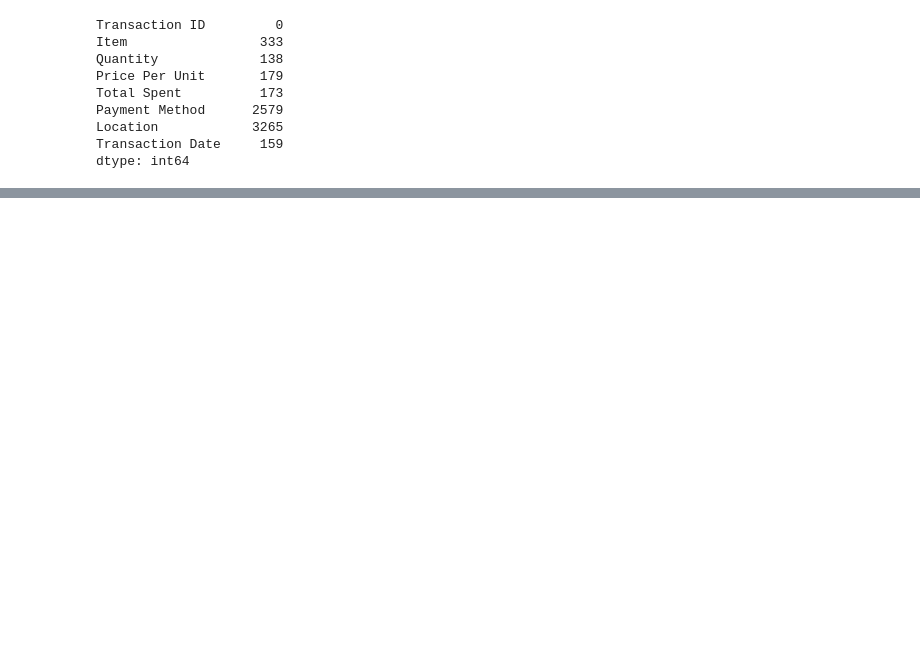
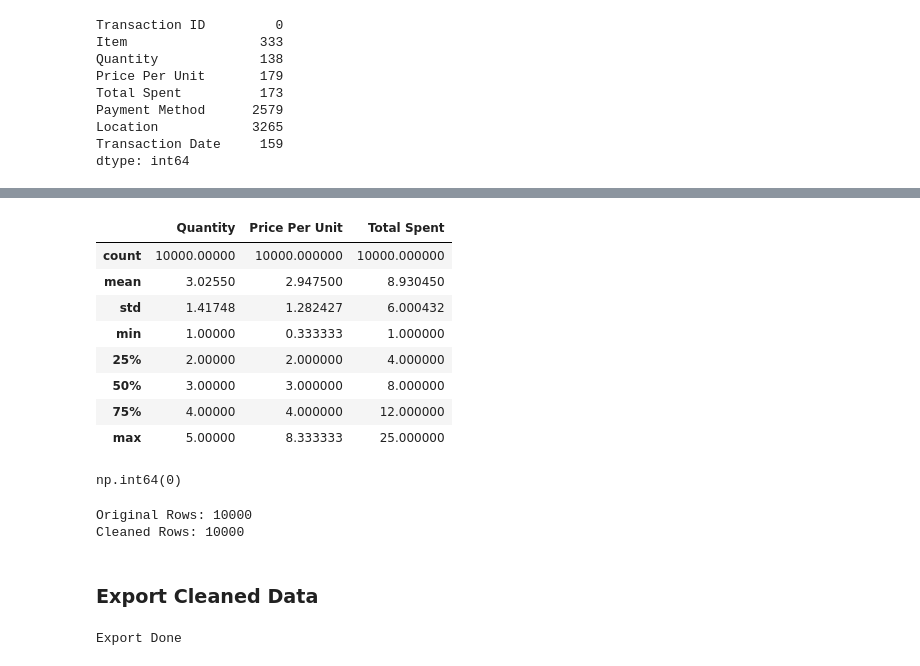
Before and after one commit to NeelaSaranyaS/Cafe_Sales, a Jupyter notebook: Cafe_Sales.ipynb, the cells around one changed output, grey strips where cells are left out. Saved outputs shown, nothing was run; the diff lists cells and outputs as text; code cells hidden in the pictures; blank space fills up the shorter version.

```diff
--- a/Cafe_Sales.ipynb
+++ b/Cafe_Sales.ipynb
@@ -1041,0 +339,2 @@ cs.to_csv("Cleaned_Cafe_Sales.csv",index=False)
+# %%
+clean_cs["Payment Method"] = clean_cs["Payment Method"].fillna("Unknown")
@@ -1041,0 +364,2 @@ cs.to_csv("Cleaned_Cafe_Sales.csv",index=False)
+# %%
+clean_cs["Location"] = clean_cs["Location"].replace({"UNKNOWN":"Takeaway", "ERROR": "In-store"})
@@ -1041,0 +377,2 @@ cs.to_csv("Cleaned_Cafe_Sales.csv",index=False)
+# %%
+clean_cs["Location"] = clean_cs["Location"].fillna(clean_cs["Location"].mode()[0])
@@ -1041,0 +389,2 @@ cs.to_csv("Cleaned_Cafe_Sales.csv",index=False)
+# %%
+clean_cs["Transaction Date"] = clean_cs["Transaction Date"].replace(["UNKNOWN", "ERROR"], np.nan)
@@ -1041,0 +411,29 @@ cs.to_csv("Cleaned_Cafe_Sales.csv",index=False)
+# %%
+clean_cs.describe()
+# %% [output]
+|  | Quantity | Price Per Unit | Total Spent |
+| count | 10000.00000 | 10000.000000 | 10000.000000 |
+| mean | 3.02550 | 2.947500 | 8.930450 |
+| std | 1.41748 | 1.282427 | 6.000432 |
+| min | 1.00000 | 0.333333 | 1.000000 |
+| 25% | 2.00000 | 2.000000 | 4.000000 |
+| 50% | 3.00000 | 3.000000 | 8.000000 |
+| 75% | 4.00000 | 4.000000 | 12.000000 |
+| max | 5.00000 | 8.333333 | 25.000000 |
+# %%
+clean_cs.duplicated().sum()
+# %% [output]
+np.int64(0)
+# %%
+print("Original Rows:", len(cs))
+print("Cleaned Rows:", len(clean_cs))
+# %% [output]
+Original Rows: 10000
+Cleaned Rows: 10000
+# %% [markdown]
+### Export Cleaned Data
+# %%
+clean_cs.to_csv("Cleaned_Cafe_Sales.csv", index=False)
+print("Export Done")
+# %% [output]
+Export Done
```
Also changed, not shown: parts of 151 cells of this notebook, 1 other file.
